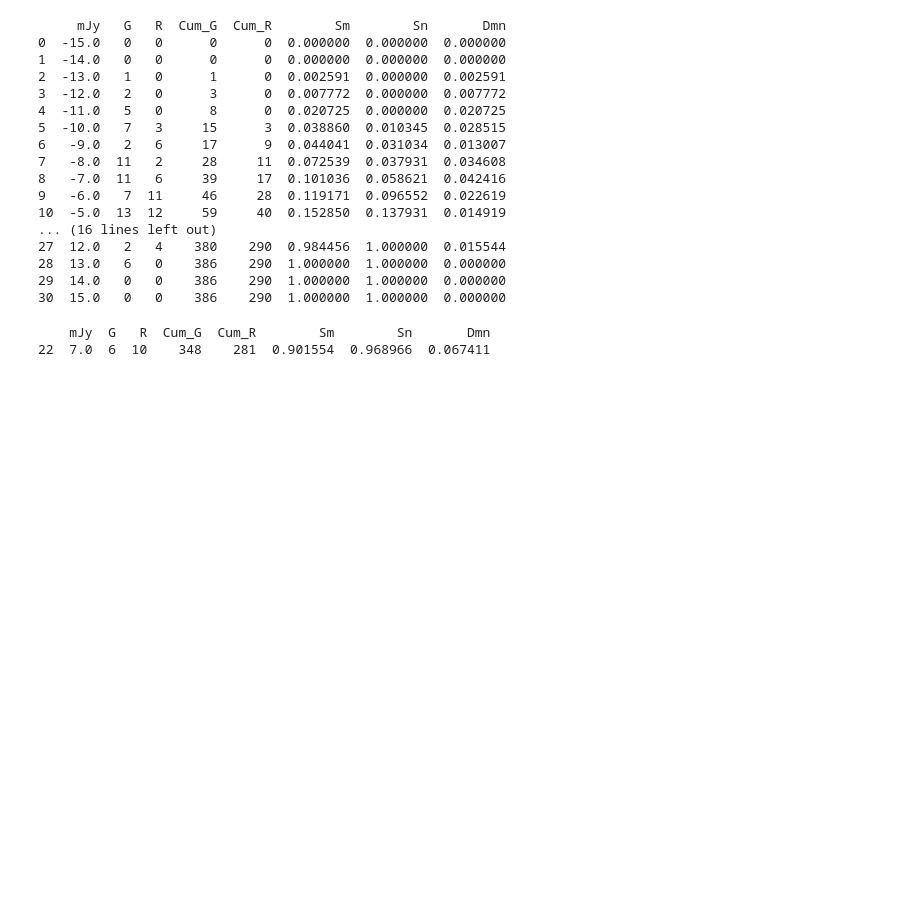
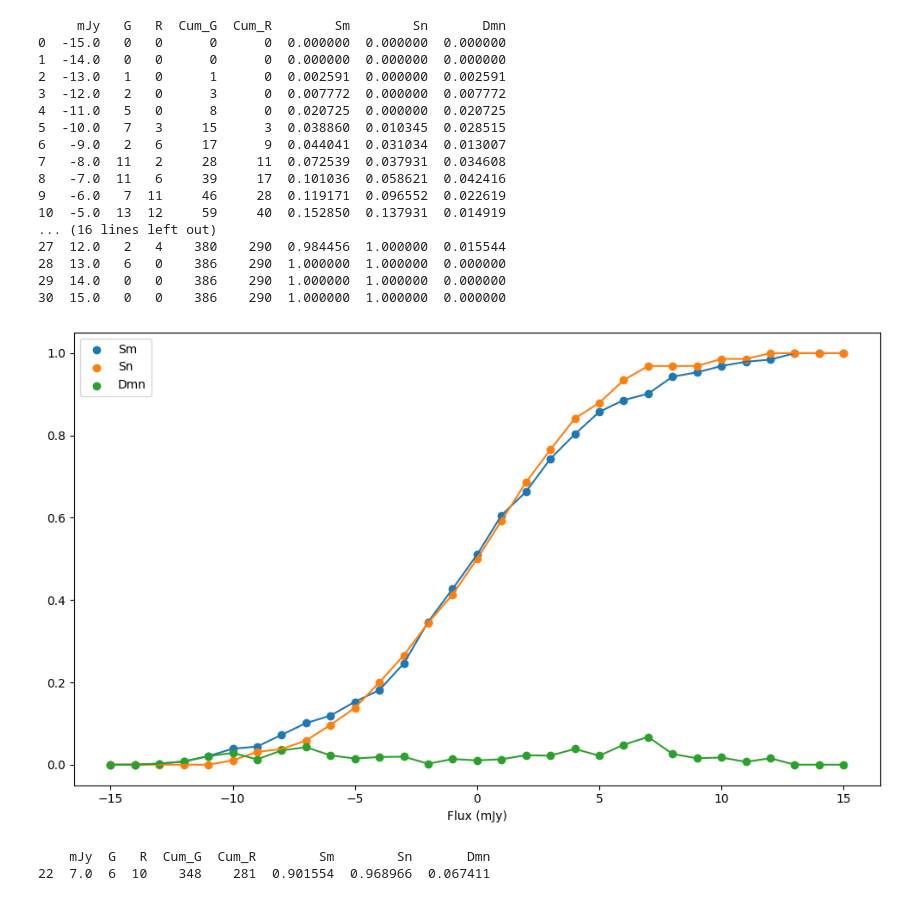
Before and after one commit to MarcusFri/SuperNovae, a Jupyter notebook: Statistik/Exercise_3.ipynb, the cells around one changed output. Cells and saved outputs as stored; diff of their text form; code cells hidden in the pictures; blank space fills up the shorter version.

```diff
--- a/Statistik/Exercise_3.ipynb
+++ b/Statistik/Exercise_3.ipynb
@@ -66,7 +66,10 @@ See below for the Python script importing the data file (which I reformatted to
 # %%
 import pandas as pd
 
-fluxes = pd.read_csv('RadioFluxes.dat')
+column_names = ['mJy', 'G', 'R']
+column_widths = [5, 6, 6]
+
+fluxes = pd.read_fwf('RadioFluxes.dat', widths = column_widths, names = column_names)
 
 fluxes['Cum_G'] = fluxes['G'].cumsum()
 fluxes['Cum_R'] = fluxes['R'].cumsum()
@@ -93,6 +96,28 @@ print(fluxes)
 28  13.0   6   0    386    290  1.000000  1.000000  0.000000
 29  14.0   0   0    386    290  1.000000  1.000000  0.000000
 30  15.0   0   0    386    290  1.000000  1.000000  0.000000
+# %%
+import matplotlib.pyplot as plt
+
+fig, ax = plt.subplots(figsize=(10, 6))
+
+ax.scatter(fluxes['mJy'], fluxes['Sm'], label = 'Sm')
+ax.plot(fluxes['mJy'], fluxes['Sm'])
+
+ax.scatter(fluxes['mJy'], fluxes['Sn'], label = 'Sn')
+ax.plot(fluxes['mJy'], fluxes['Sn'])
+
+ax.scatter(fluxes['mJy'], fluxes['Dmn'], label = 'Dmn')
+ax.plot(fluxes['mJy'], fluxes['Dmn'])
+
+ax.legend()
+
+ax.set_xlabel('Flux (mJy)')
+
+plt.tight_layout()
+plt.show()
+# %% [output]
+[figure, added]
 # %%
 maxDid = fluxes['Dmn'].idxmax()
 
```
Also changed, not shown: 1 other file.
